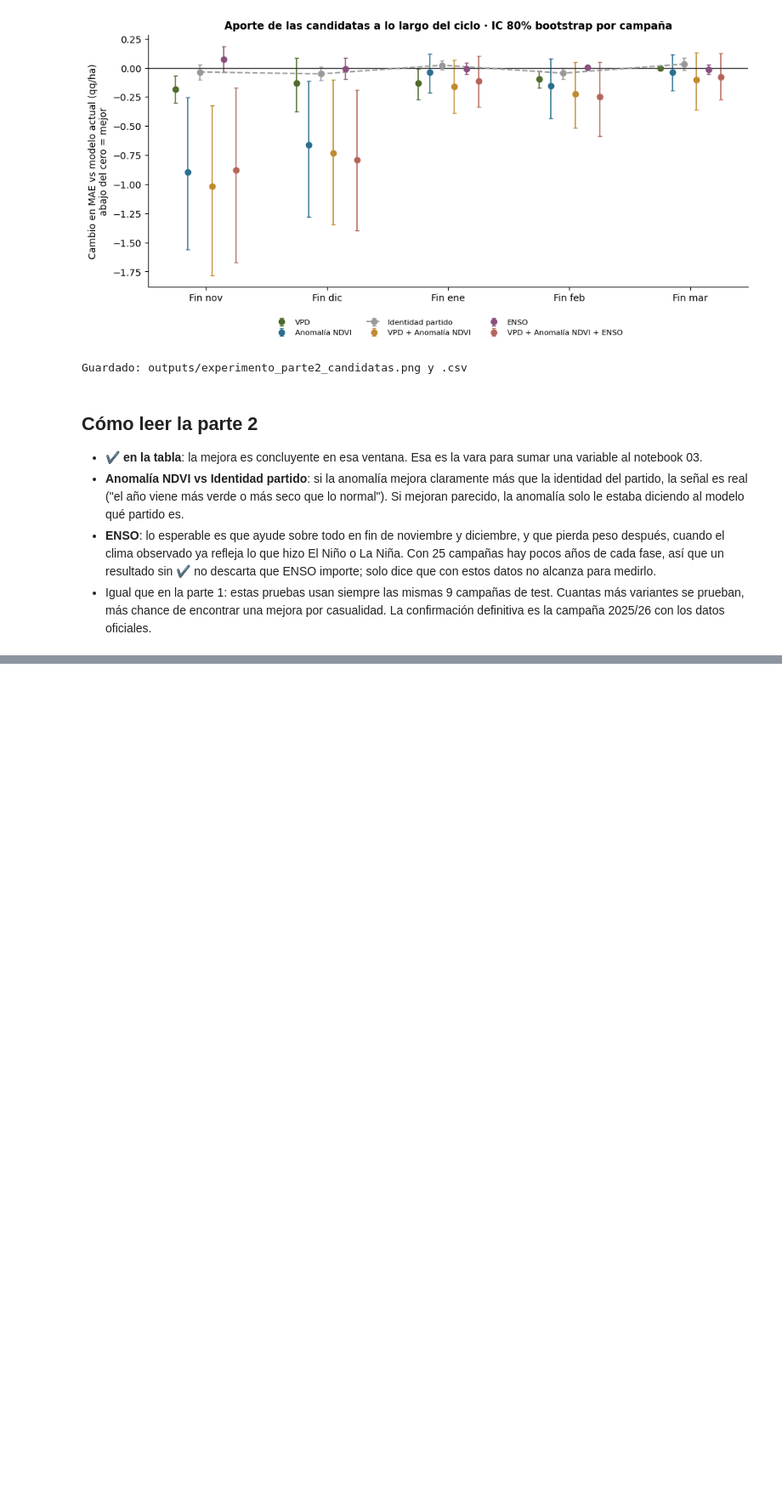
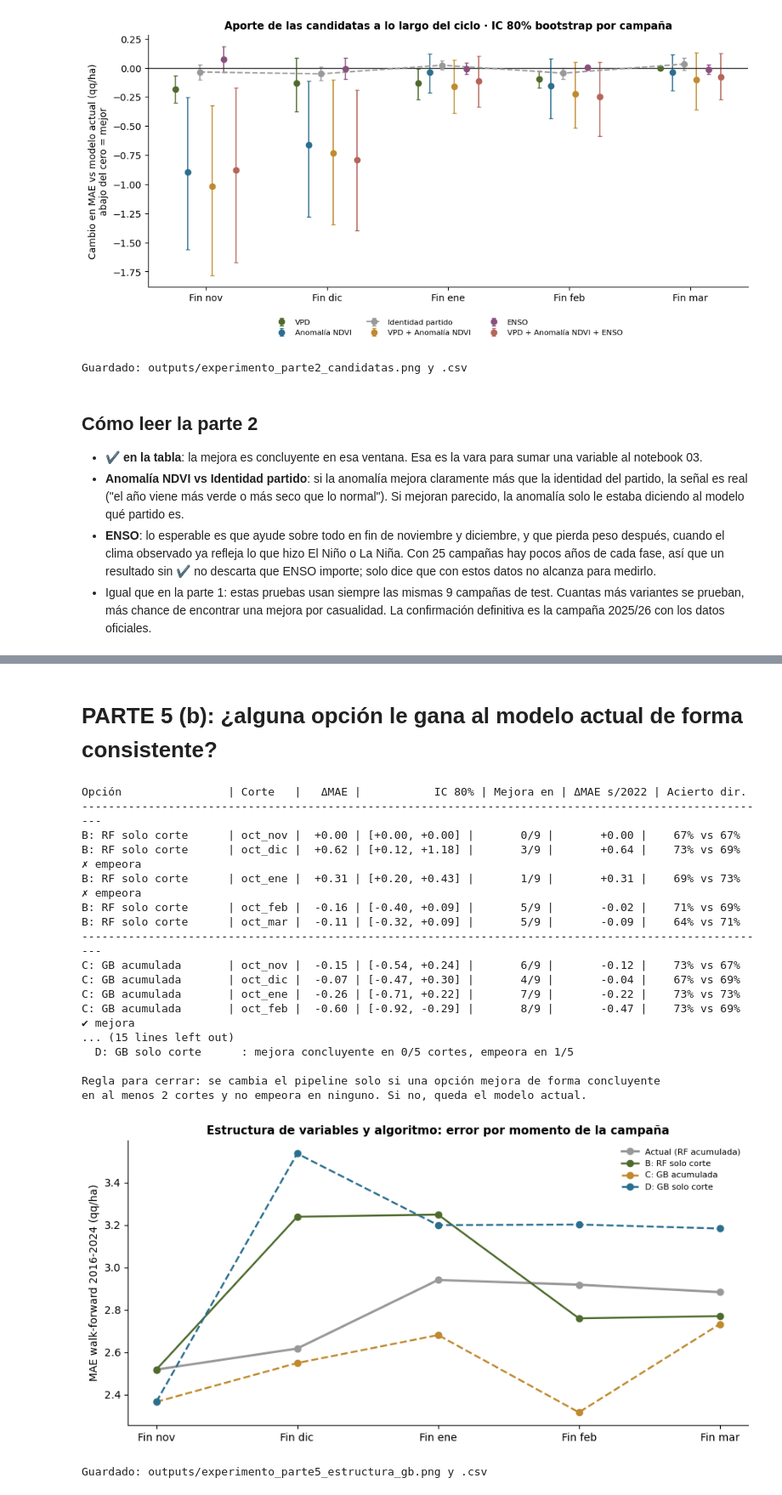
Before and after one commit to AgustinMusanti/prediccion-rinde-soja, a Jupyter notebook: notebooks/11_experimento_features_nuevas.ipynb, the cells around one changed output, grey strips where cells are left out. Shown at 85% size. Drawn from its saved outputs; the diff is of its cells as text; code cells hidden in the pictures; blank space fills up the shorter version.

```diff
--- a/notebooks/11_experimento_features_nuevas.ipynb
+++ b/notebooks/11_experimento_features_nuevas.ipynb
@@ -948,0 +1046,69 @@ Guardado: outputs/direccion_campanas_2016_2024.png y .csv
+# %% [markdown]
+# PARTE 5 (b): ¿alguna opción le gana al modelo actual de forma consistente?
+# %%
+# Mismo criterio que antes: IC 80% por campaña, campañas que mejoran y efecto sin 2022.
+# ============================================================
+print(f"{'Opción':22s}| {'Corte':8s}| {'ΔMAE':>6s} | {'IC 80%':>16s} | {'Mejora en':>9s} | {'ΔMAE s/2022':>11s} | {'Acierto dir.':>12s}")
+print("-" * 104)
+resumen5 = []
+for n in list(OPCIONES)[1:]:
+    for v in NOMBRES_V:
+        base = res5[("Actual (RF acumulada)", v)]
+        c = comparar(base, res5[(n, v)])
+        ok = c["IC80_sup"] < 0 and c["campanas_mejoran"] >= 6 and c["dMAE_sin_2022"] < 0
+        peor = c["IC80_inf"] > 0
+        resumen5.append({"opcion": n, "ventana": v, **c, "acierto_dir": acierto_direccional(res5[(n, v)]),
+                         "acierto_dir_actual": acierto_direccional(base), "concluyente": ok, "peor": peor})
+        marca = "  ✔ mejora" if ok else "  ✗ empeora" if peor else ""
+        print(f"{n:22s}| {v:8s}| {c['dMAE']:+6.2f} | [{c['IC80_inf']:+.2f}, {c['IC80_sup']:+.2f}] | {c['campanas_mejoran']:>7d}/9 | "
+              f"{c['dMAE_sin_2022']:+11.2f} | {acierto_direccional(res5[(n, v)]):6.0%} vs {acierto_direccional(base):.0%}{marca}")
+    print("-" * 104)
+resumen5 = pd.DataFrame(resumen5)
+print("Acierto dir. = opción vs actual (partido por partido, arriba/abajo del promedio).")
+print("✔ mejora = IC 80% enteramente bajo cero, mejora en 6+ campañas y también sin 2022.  ✗ empeora = IC 80% enteramente sobre cero.")
+
+print("\nVEREDICTO")
+print("=" * 60)
+for n, g in resumen5.groupby("opcion", sort=False):
+    print(f"  {n:22s}: mejora concluyente en {int(g.concluyente.sum())}/5 cortes, empeora en {int(g.peor.sum())}/5")
+print("""
+Regla para cerrar: se cambia el pipeline solo si una opción mejora de forma concluyente
+en al menos 2 cortes y no empeora en ninguno. Si no, queda el modelo actual.""")
+
+fig, ax = plt.subplots(figsize=(9, 4.5))
+estilos = {"Actual (RF acumulada)": ("#999999", "-"), "B: RF solo corte": ("#4E6B2C", "-"),
+           "C: GB acumulada": ("#C08A2E", "--"), "D: GB solo corte": ("#2B6F8F", "--")}
+x = np.arange(len(NOMBRES_V))
+for n, (col, ls) in estilos.items():
+    maes = [mean_absolute_error(res5[(n, v)]["real"], res5[(n, v)]["pred"]) for v in NOMBRES_V]
+    ax.plot(x, maes, marker="o", color=col, ls=ls, lw=2.2 if n.startswith("Actual") else 1.8, label=n)
+ax.set_xticks(x); ax.set_xticklabels([etiq[v] for v in NOMBRES_V])
+ax.set_ylabel("MAE walk-forward 2016-2024 (qq/ha)")
+ax.set_title("Estructura de variables y algoritmo: error por momento de la campaña", fontsize=11, fontweight="bold")
+ax.legend(fontsize=8, frameon=False)
+ax.spines[["top", "right"]].set_visible(False)
+plt.tight_layout()
+plt.savefig(OUTPUTS / "experimento_parte5_estructura_gb.png", dpi=150, bbox_inches="tight")
+plt.show()
+resumen5.round(3).to_csv(OUTPUTS / "experimento_parte5_estructura_gb.csv", index=False)
+print("Guardado: outputs/experimento_parte5_estructura_gb.png y .csv")
+# %% [output]
+Opción                | Corte   |   ΔMAE |           IC 80% | Mejora en | ΔMAE s/2022 | Acierto dir.
+--------------------------------------------------------------------------------------------------------
+B: RF solo corte      | oct_nov |  +0.00 | [+0.00, +0.00] |       0/9 |       +0.00 |    67% vs 67%
+B: RF solo corte      | oct_dic |  +0.62 | [+0.12, +1.18] |       3/9 |       +0.64 |    73% vs 69%  ✗ empeora
+B: RF solo corte      | oct_ene |  +0.31 | [+0.20, +0.43] |       1/9 |       +0.31 |    69% vs 73%  ✗ empeora
+B: RF solo corte      | oct_feb |  -0.16 | [-0.40, +0.09] |       5/9 |       -0.02 |    71% vs 69%
+B: RF solo corte      | oct_mar |  -0.11 | [-0.32, +0.09] |       5/9 |       -0.09 |    64% vs 71%
+--------------------------------------------------------------------------------------------------------
+C: GB acumulada       | oct_nov |  -0.15 | [-0.54, +0.24] |       6/9 |       -0.12 |    73% vs 67%
+C: GB acumulada       | oct_dic |  -0.07 | [-0.47, +0.30] |       4/9 |       -0.04 |    67% vs 69%
+C: GB acumulada       | oct_ene |  -0.26 | [-0.71, +0.22] |       7/9 |       -0.22 |    73% vs 73%
+C: GB acumulada       | oct_feb |  -0.60 | [-0.92, -0.29] |       8/9 |       -0.47 |    73% vs 69%  ✔ mejora
+... (15 lines left out)
+  D: GB solo corte      : mejora concluyente en 0/5 cortes, empeora en 1/5
+
+Regla para cerrar: se cambia el pipeline solo si una opción mejora de forma concluyente
+en al menos 2 cortes y no empeora en ninguno. Si no, queda el modelo actual.
+[figure, added]
+Guardado: outputs/experimento_parte5_estructura_gb.png y .csv
```
Also changed, not shown: parts of 16 cells of this notebook, 2 other files.
